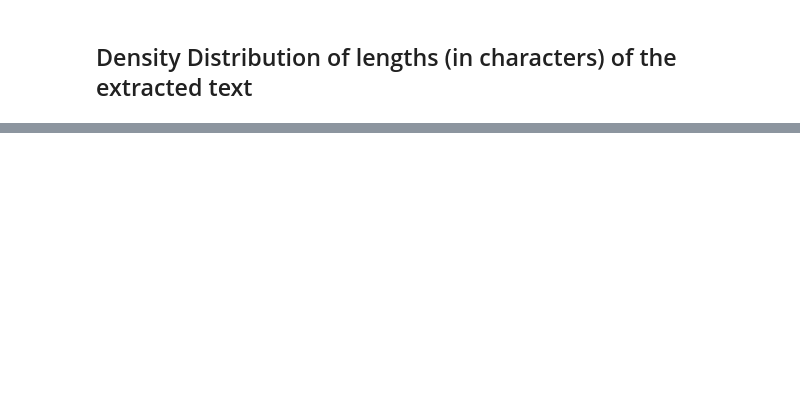
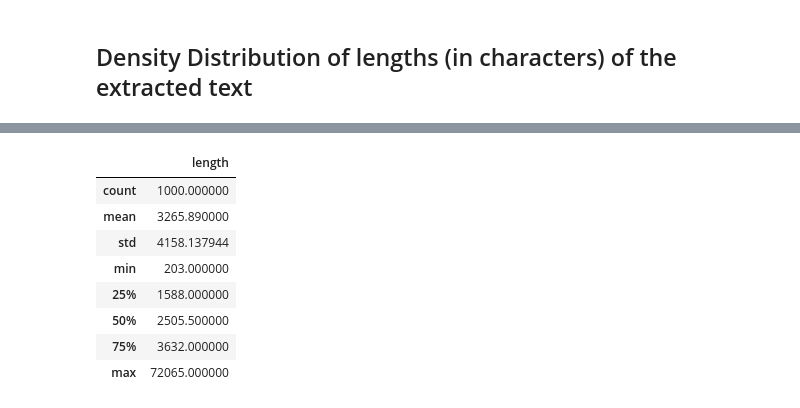
Before and after one commit to ClaasM/GDELTSocialVideo, a Jupyter notebook: notebooks/Articles Exploration.ipynb, the cells around one changed output, grey strips where cells are left out. Cells and saved outputs as stored; diff of their text form; code cells hidden in the pictures; blank space fills up the shorter version.

```diff
--- a/notebooks/Articles Exploration.ipynb
+++ b/notebooks/Articles Exploration.ipynb
@@ -59,0 +74,12 @@ len(features)
+# %%
+articles.describe()
+# %% [output]
+|  | length |
+| count | 1000.000000 |
+| mean | 3265.890000 |
+| std | 4158.137944 |
+| min | 203.000000 |
+| 25% | 1588.000000 |
+| 50% | 2505.500000 |
+| 75% | 3632.000000 |
+| max | 72065.000000 |
```
Also changed, not shown: parts of 5 cells of this notebook, 15 other files.
